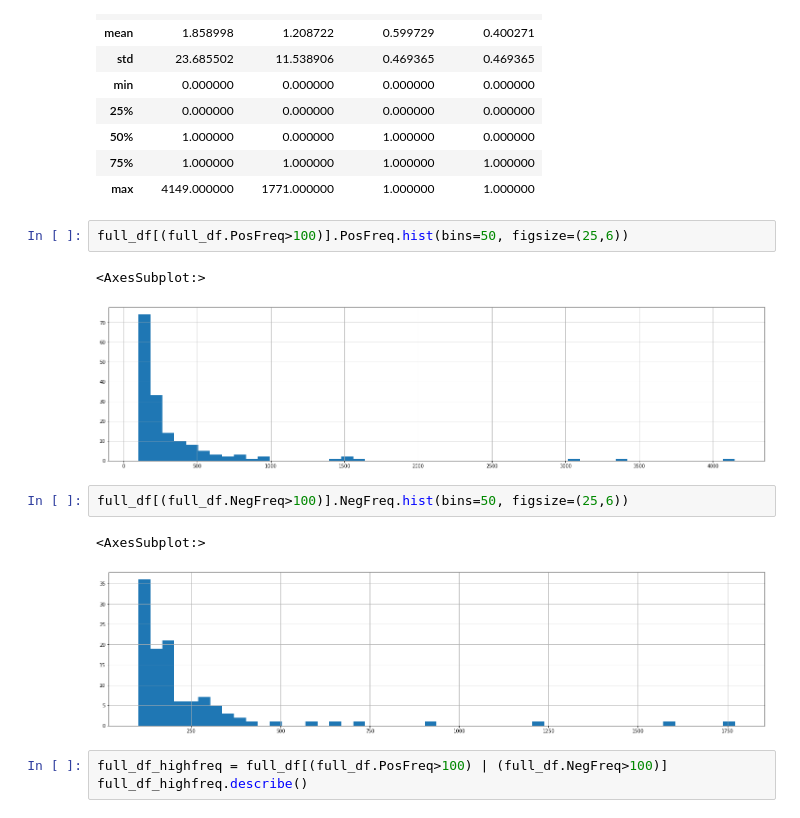
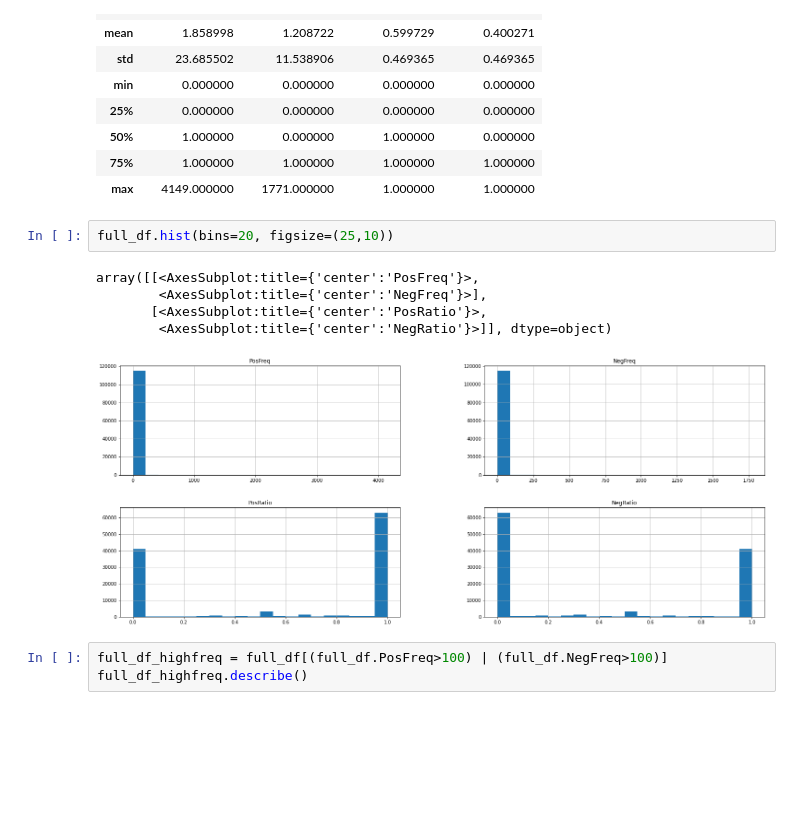
Before and after one commit to codingFerryman/Social-Sentiment-Analysis, a Jupyter notebook: src/notebooks/Data_Exploration.ipynb, the cells around one changed output. Drawn from its saved outputs; the diff is of its cells as text; blank space fills up the shorter version.

```diff
--- a/src/notebooks/Data_Exploration.ipynb
+++ b/src/notebooks/Data_Exploration.ipynb
@@ -146,15 +146,13 @@ full_df.describe()
 | 75% | 1.000000 | 1.000000 | 1.000000 | 1.000000 |
 | max | 4149.000000 | 1771.000000 | 1.000000 | 1.000000 |
 # %%
-full_df[(full_df.PosFreq>100)].PosFreq.hist(bins=50, figsize=(25,6))
+full_df.hist(bins=20, figsize=(25,10))
 # %% [output]
-<AxesSubplot:>
+array([[<AxesSubplot:title={'center':'PosFreq'}>,
+        <AxesSubplot:title={'center':'NegFreq'}>],
+       [<AxesSubplot:title={'center':'PosRatio'}>,
+        <AxesSubplot:title={'center':'NegRatio'}>]], dtype=object)
-[figure, old version]
+[figure, new version]
-# %%
-full_df[(full_df.NegFreq>100)].NegFreq.hist(bins=50, figsize=(25,6))
-# %% [output]
-<AxesSubplot:>
-[figure, removed]
 # %%
 full_df_highfreq = full_df[(full_df.PosFreq>100) | (full_df.NegFreq>100)]
 full_df_highfreq.describe()
```
Also changed, not shown: parts of 4 cells of this notebook.
